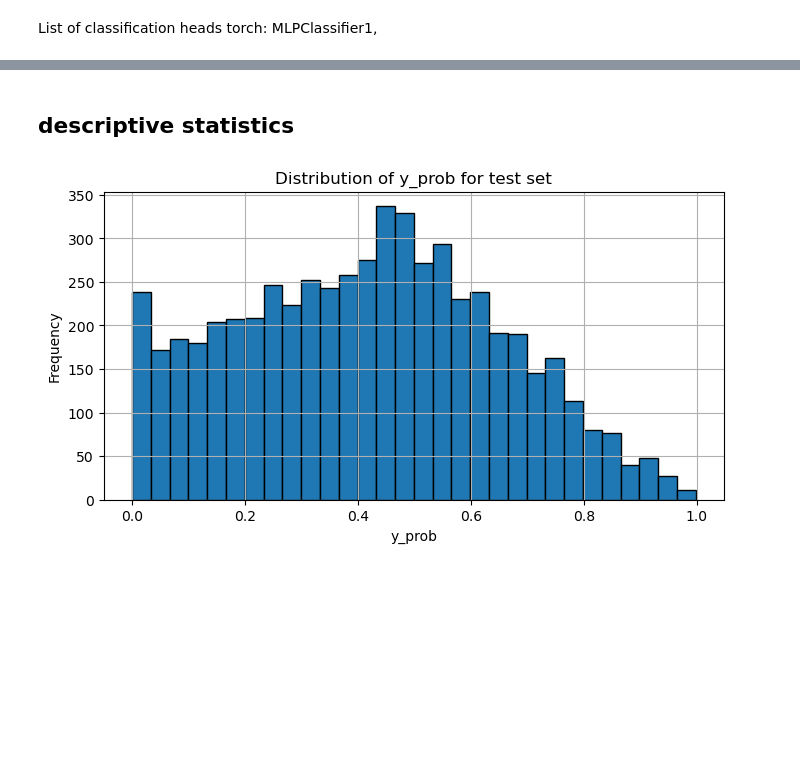
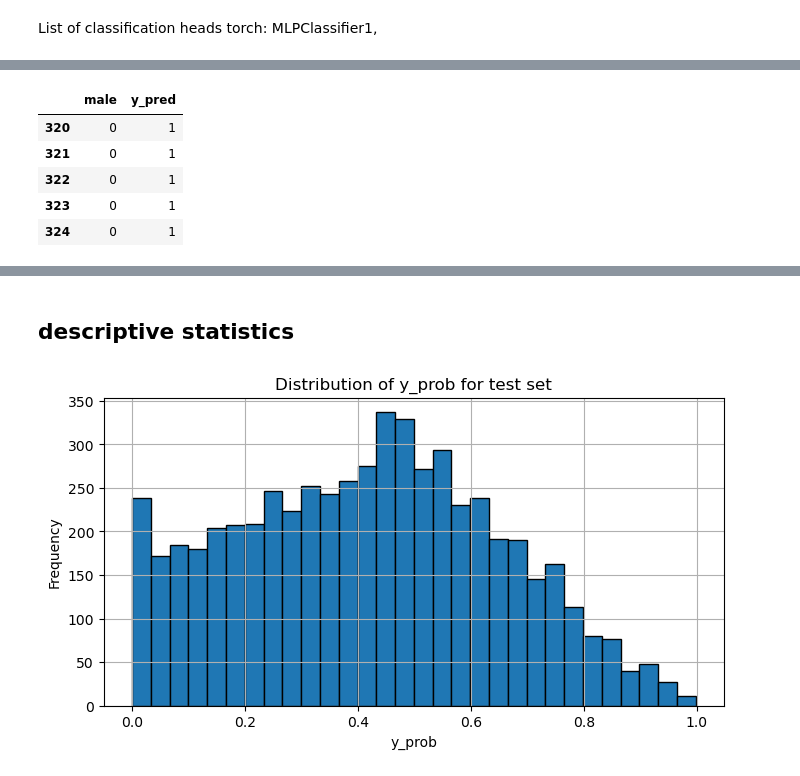
Before and after one commit to gitMorelli/gender_detection, a Jupyter notebook: notebooks/evaluation/evaluation_pipeline.ipynb, the cells around one changed output, grey strips where cells are left out. Cells and saved outputs as stored; diff of their text form; code cells hidden in the pictures; blank space fills up the shorter version.

```diff
--- a/notebooks/evaluation/evaluation_pipeline.ipynb
+++ b/notebooks/evaluation/evaluation_pipeline.ipynb
@@ -100,0 +108,12 @@ Accuracy for most_probable: 0.7288732394366197
+# %%
+failed=res_df[res_df['weighted_vote']!= res_df['grouped_true']]
+correct = res_df[res_df['weighted_vote'] == res_df['grouped_true']]
+# %%
+failed[['male','y_pred']].head()
+# %% [output]
+|  | male | y_pred |
+| 320 | 0 | 1 |
+| 321 | 0 | 1 |
+| 322 | 0 | 1 |
+| 323 | 0 | 1 |
+| 324 | 0 | 1 |
```
Also changed, not shown: parts of 8 cells of this notebook, 8 other files.
